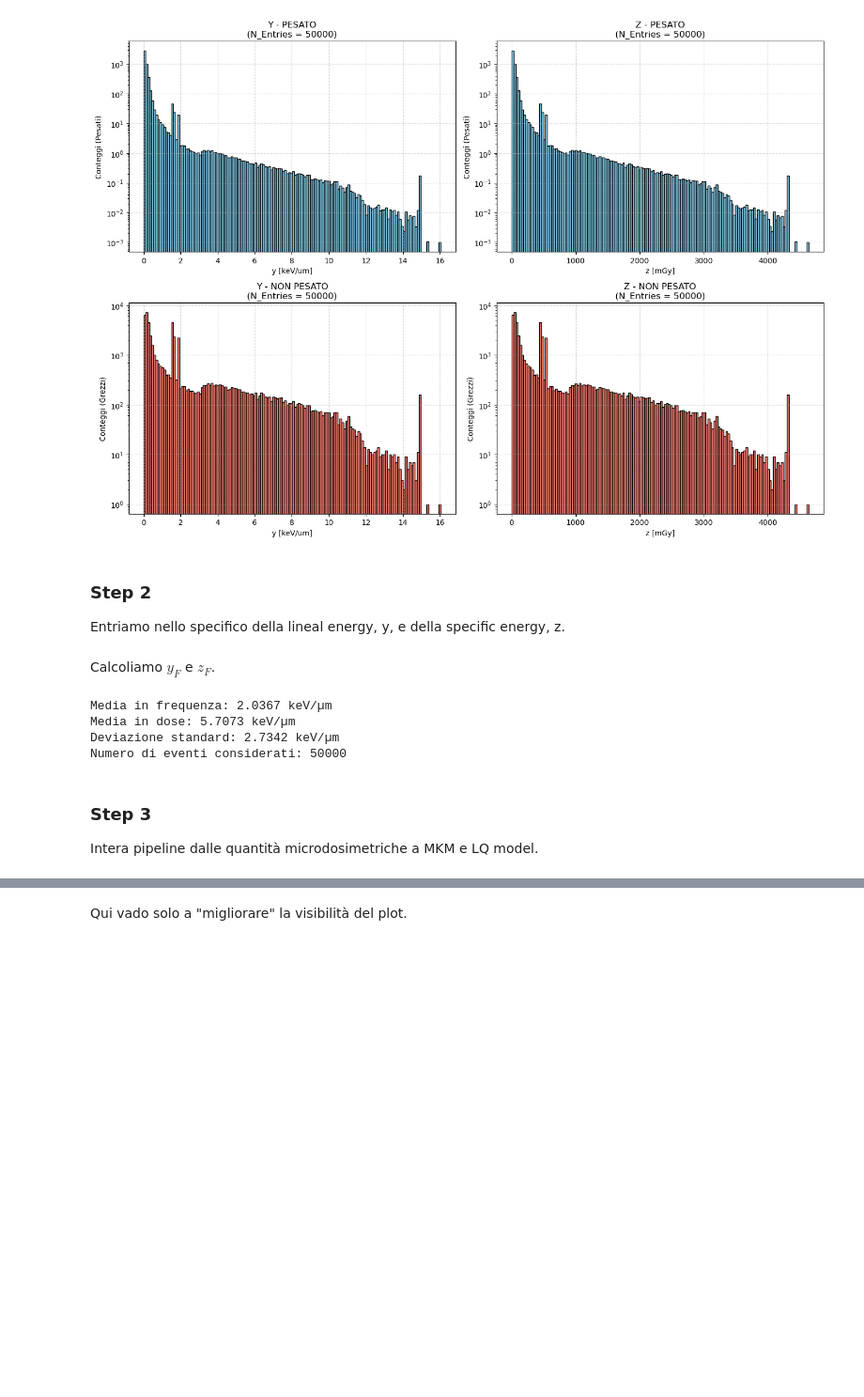
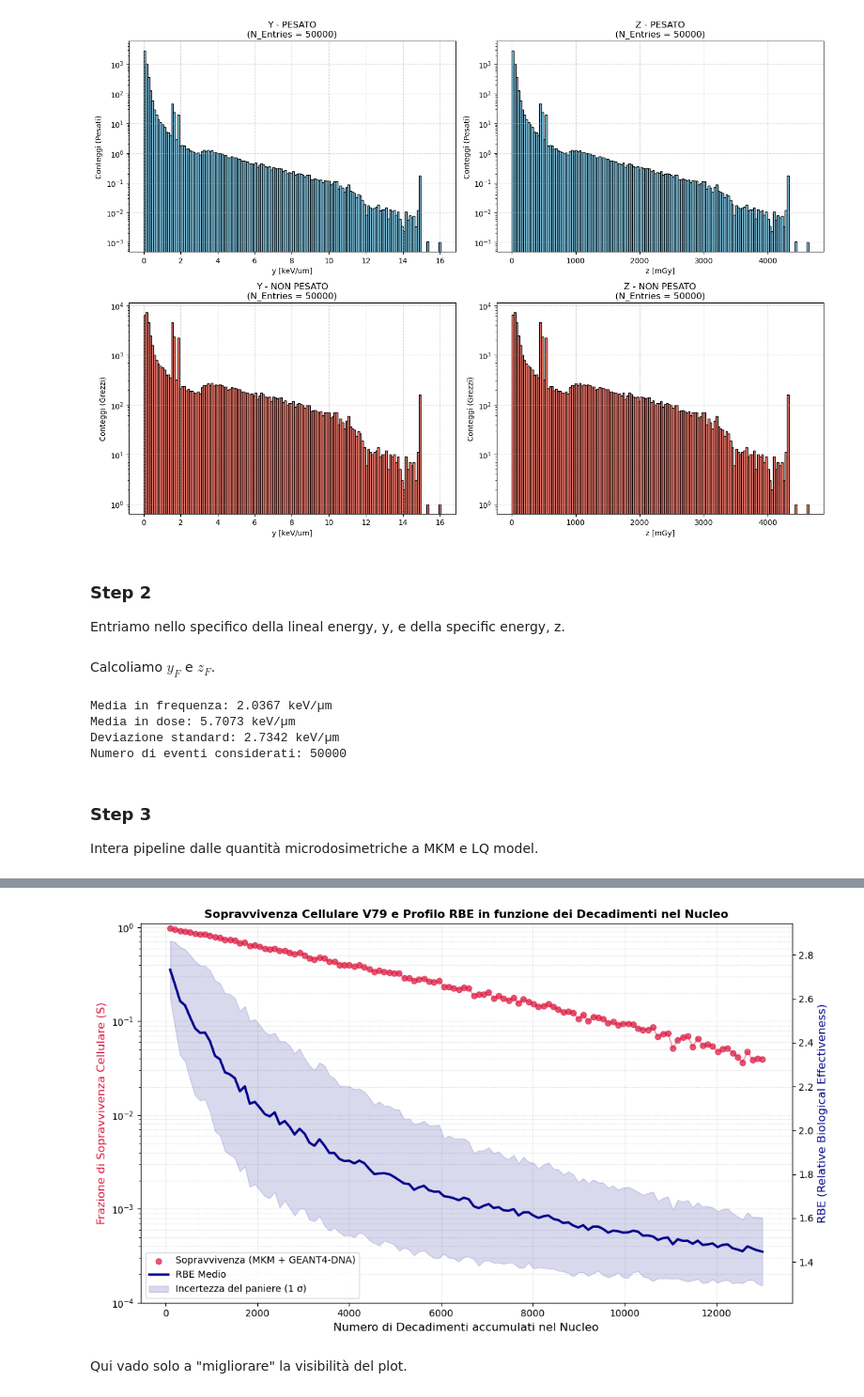
Before and after one commit to michelepascazio28-dot/Rame, a Jupyter notebook: Analysis.ipynb, the cells around one changed output, grey strips where cells are left out. Shown at 94% size. Cells and saved outputs as stored; diff of their text form; code cells hidden in the pictures; blank space fills up the shorter version.

```diff
--- a/Analysis.ipynb
+++ b/Analysis.ipynb
@@ -191,12 +193,0 @@ beta_cell = 0.02   #Per v79 [Gy^-2]
-# %%
-z_data = df[df['z'] > 0]['z'].to_numpy()
-y_data = df[df['y'] > 0]['y'].to_numpy()
-casi_eventi = 20000
-k_conv = 1.2015 / massa_kg
-d_per_hit = np.mean(z_data) * k_conv
-D_n = casi_eventi * d_per_hit
-S_n = np.exp(-alpha_0 * D_n - beta_cell * (D_n**2))
-
-plt.plot(casi_eventi, S_n)
-plt.yscale('log')
-plt.show()
@@ -308,0 +222,71 @@ plt.show()
+# %%
+casi_decadimenti = np.linspace(100, 20000, 100) # Il tuo asse X ideale
+
+risultati_sopravvivenza = []
+dosi_medie_nucleo = []
+rbe_medi_analitici = []
+
+# Valore medio della dose depositata nel dominio per singolo evento primario
+z_medio_evento = z_data.mean()
+
+print(f"{'Decadimenti (N)':>15} | {'Dose Nucleo [Gy]':>18} | {'Sopravvivenza':>15} | {'RBE':>10}")
+print("-" * 70)
+
+for N in casi_decadimenti:
+    # Nel modello MKM, la dose macroscopica del nucleo cellulare (D) dovuta a N decadimenti
+    # si ricava scalando l'energia media depositata per evento e rapportandola geometricamente.
+    # Nota: se z_data deriva già da una sfera centrata su un hit, il fattore di scala è lineare.
+    D_nucleo = N * (z_medio_evento * rapporto_volumi)
+
+    # Calcolo deterministico e liscio della sopravvivenza cellulare macroscopica
+    # L'effetto stocastico microscopico è già condensato dentro alpha_cell grazie a y*
+    S = np.exp(-alpha_cell * D_nucleo - beta_cell * (D_nucleo**2))
+
+    # Calcolo analitico dell'RBE per evitare divisioni stocastiche per zero
+    if D_nucleo > 0:
+        rbe_punto = (np.sqrt(alpha_0**2 + 4 * beta_cell * (alpha_cell * D_nucleo + beta_cell * (D_nucleo**2))) - alpha_0) / (2 * beta_cell * D_nucleo)
+    else:
+        rbe_punto = alpha_cell / alpha_0
+
+    risultati_sopravvivenza.append(S)
+    dosi_medie_nucleo.append(D_nucleo)
+    rbe_medi_analitici.append(rbe_punto)
+
+    print(f"{int(N):15d} | {D_nucleo:18.4f} | {S:15.4e} | {rbe_punto:10.2f}")
+
+# ==============================================================================
+# GENERAZIONE GRAFICO CON ASSE X = DECADIMENTI
+# ==============================================================================
+fig, ax1 = plt.subplots(figsize=(11, 6.5))
+
+# ASSE SINISTRO: Sopravvivenza Cellulare (S)
+color_s = 'crimson'
+ax1.scatter(casi_decadimenti, risultati_sopravvivenza, color=color_s, s=35, alpha=0.7, label='Sopravvivenza (MKM + GEANT4-DNA)')
+ax1.plot(casi_decadimenti, risultati_sopravvivenza, color=color_s, linestyle='-', alpha=0.4, linewidth=1.5)
+ax1.set_yscale('log')
+ax1.set_ylim(1e-4, 1.1)  # Taglio a 10^-4 per non scendere a 10^-277
+ax1.set_xlabel("Numero di Decadimenti accumulati nel Nucleo", fontsize=12)
+ax1.set_ylabel("Frazione di Sopravvivenza Cellulare (S)", color=color_s, fontsize=12)
+ax1.grid(True, which="both", linestyle=":", alpha=0.5)
+
+# ASSE DESTRO: RBE con Banda di Incertezza
+ax2 = ax1.twinx()
+color_rbe = 'darkblue'
+
+rbe_medi_analitici = np.array(rbe_medi_analitici)
+rbe_deviazioni_std = np.array(rbe_deviazioni_std)
+
+ax2.plot(casi_decadimenti, rbe_medi_analitici, color=color_rbe, linestyle='-', linewidth=2.5, label='RBE Medio')
+ax2.fill_between(casi_decadimenti, rbe_medi_analitici - rbe_deviazioni_std, rbe_medi_analitici + rbe_deviazioni_std,
+                 color=color_rbe, alpha=0.15, label='Incertezza del paniere (1 σ)')
+ax2.set_ylabel("RBE (Relative Biological Effectiveness)", color=color_rbe, fontsize=12)
+
+# Unione legende nel box
+lines1, labels1 = ax1.get_legend_handles_labels()
+lines2, labels2 = ax2.get_legend_handles_labels()
+ax1.legend(lines1 + lines2, labels1 + labels2, fontsize=10, loc='lower left')
+
+plt.title("Sopravvivenza Cellulare V79 e Profilo RBE in funzione dei Decadimenti nel Nucleo", fontsize=12, fontweight='bold')
+fig.tight_layout()
+plt.show()
+# %% [output]
@@ -309,2 +310,3 @@ plt.show()
+[figure, added]
 # %% [markdown]
 Qui vado solo a "migliorare" la visibilità del plot.
```
Also changed, not shown: parts of 5 cells of this notebook.
